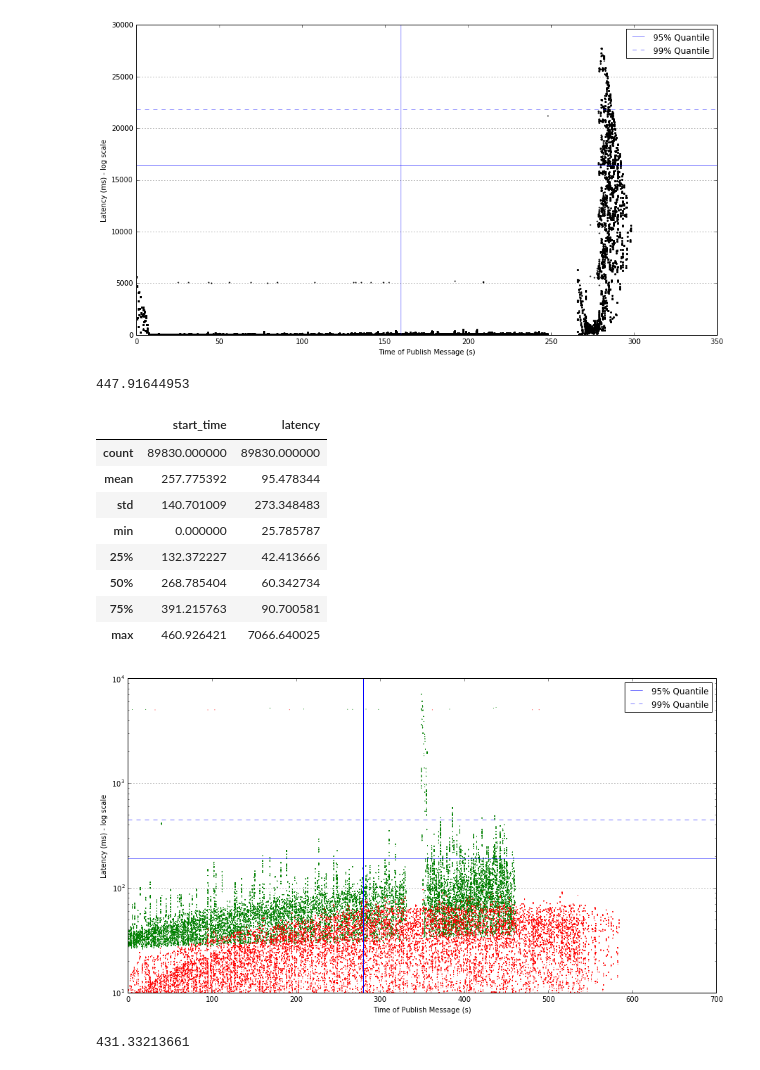
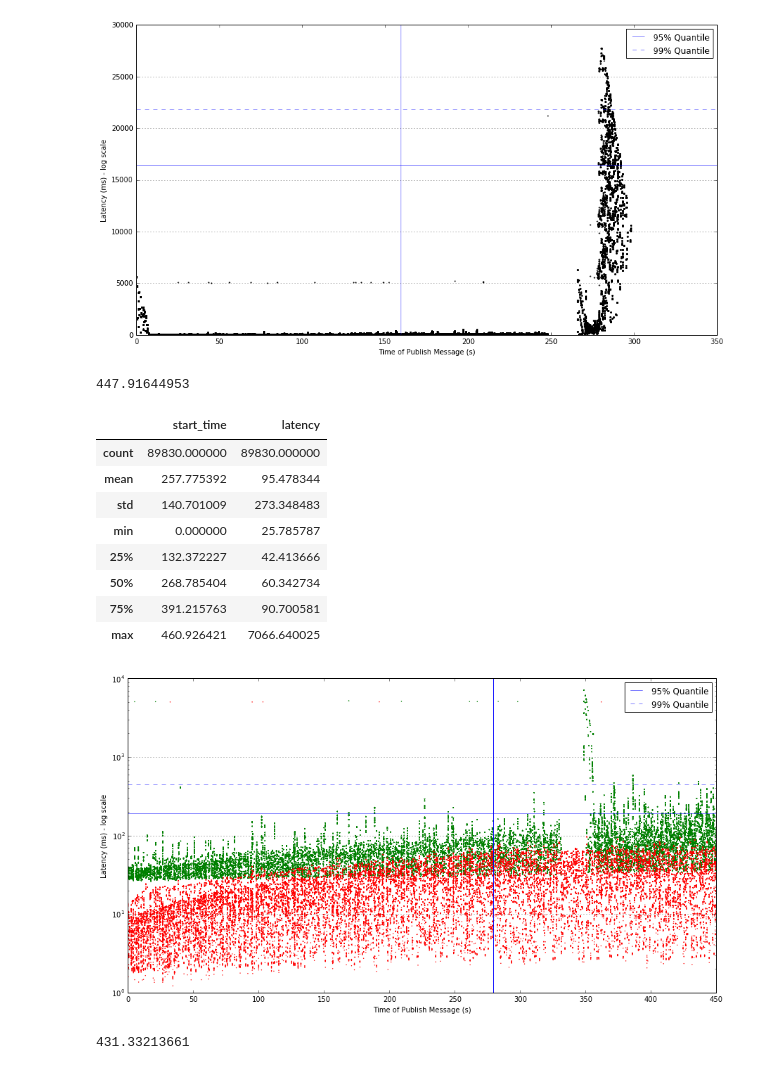
Before and after one commit to gtfierro/cs262-project, a Jupyter notebook: evaluation/coordinator/coordinator_evaluation.ipynb, the cells around one changed output. Cells and saved outputs as stored; diff of their text form; code cells hidden in the pictures.

```diff
--- a/evaluation/coordinator/coordinator_evaluation.ipynb
+++ b/evaluation/coordinator/coordinator_evaluation.ipynb
@@ -51,8 +51,8 @@ df.describe()
 | max | 298.082556 | 27774.533369 |
 [figure]
 # %%
-datafile = "data/brokerLatencyManyPublishersChangeMD-long-etcd-leaderDeath-50-500.log"
-noetcd_datafile = "data/brokerLatencyManyPublishersChangeMD-long-noetcd-leaderDeath-50-500.log"
+datafile = "data/brokerLatencyManyPublishersChangeMD-long-etcd-leaderDeath-50-500.csv"
+noetcd_datafile = "data/brokerLatencyManyPublishersChangeMD-long-noetcd-leaderDeath-50-500.csv"
 df = pd.read_csv(datafile,header=None)
 noetcd_df = pd.read_csv(noetcd_datafile,header=None)
 df.columns=['start_time', 'latency']
@@ -65,38 +65,38 @@ noetcd_df['start_time'] = noetcd_df['start_time'].map(lambda t: t - noetcd_min_s
 df['latency'] /= float(1e6) # convert to milliseconds
 df['start_time'] /= float(1e9) # convert to seconds
 df = df[df['latency'] < 1e5]
 min_start_time = df['start_time'].min()
 df['start_time'] = df['start_time'].map(lambda t: t - min_start_time)
-ax = df.plot(kind='scatter', x='start_time', y='latency', figsize=(15,8), s=1, c='green', edgecolors='none', label='Etcd')
-ax.scatter(noetcd_df['start_time'], noetcd_df['latency'], s=1, c='red', edgecolors='none')
+ax = df.plot(kind='scatter', x='start_time', y='latency', figsize=(15,8), s=2, c='green', edgecolors='none', label='Etcd')
+ax.scatter(noetcd_df['start_time'], noetcd_df['latency'], s=2, c='red', edgecolors='none')
 #ax.set_title("Latency to Handle Publish")
 ax.set_yscale('log')
 ax.set_ylabel("Latency (ms) - log scale")
 ax.set_xlabel("Time of Publish Message (s)")
-ax.set_xlim(xmin=0)
-ax.set_ylim(ymin=10)
+ax.set_xlim(xmin=0, xmax=450)
+ax.set_ylim(ymin=1)
 ax.grid(axis='y', which='major')
 #ax.axhline(y=df['latency'].quantile(q=0.50),c="blue",linewidth=0.5)
 #ax.axhline(y=df['latency'].quantile(q=0.75),c="blue",linewidth=0.5)
 ax.axhline(y=df['latency'].quantile(q=0.95),c="blue",linewidth=0.5)
 ax.axhline(y=df['latency'].quantile(q=0.99),linestyle='dashed',linewidth=0.5)
 republish_switch_time = 1462438418753251298/1e9
 ax.axvline(x=republish_switch_time-min_start_time,linewidth=1)
 ax.legend(['95% Quantile', '99% Quantile'])
 print df['latency'].quantile(q=0.99)
 df.describe()
 # %% [output]
 447.91644953
 |  | start_time | latency |
 | count | 89830.000000 | 89830.000000 |
 | mean | 257.775392 | 95.478344 |
 | std | 140.701009 | 273.348483 |
 | min | 0.000000 | 25.785787 |
 | 25% | 132.372227 | 42.413666 |
 | 50% | 268.785404 | 60.342734 |
 | 75% | 391.215763 | 90.700581 |
 | max | 460.926421 | 7066.640025 |
-[figure, old version]
+[figure, new version]
 # %%
 datafile = "data/brokerLatencyManyPublishers-long-etcd-leaderDeath.csv"
 df = pd.read_csv(datafile,header=None)
```
Also changed, not shown: parts of 1 cell of this notebook, 1 other file.
